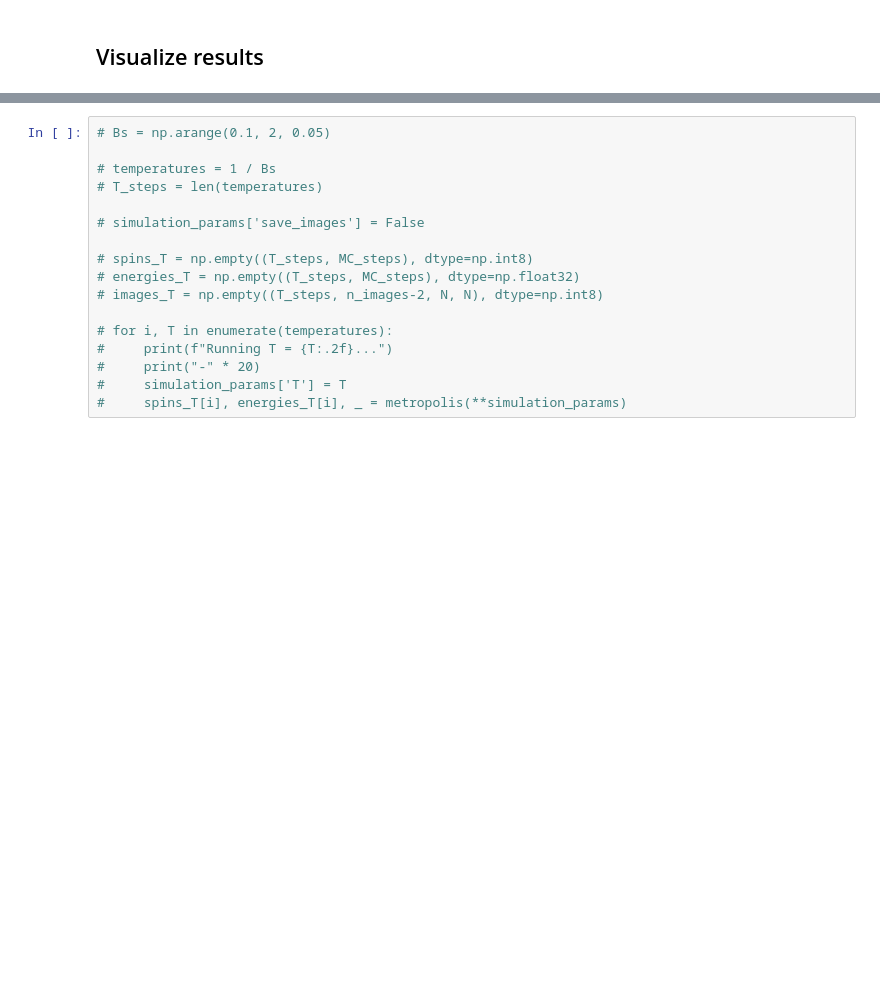
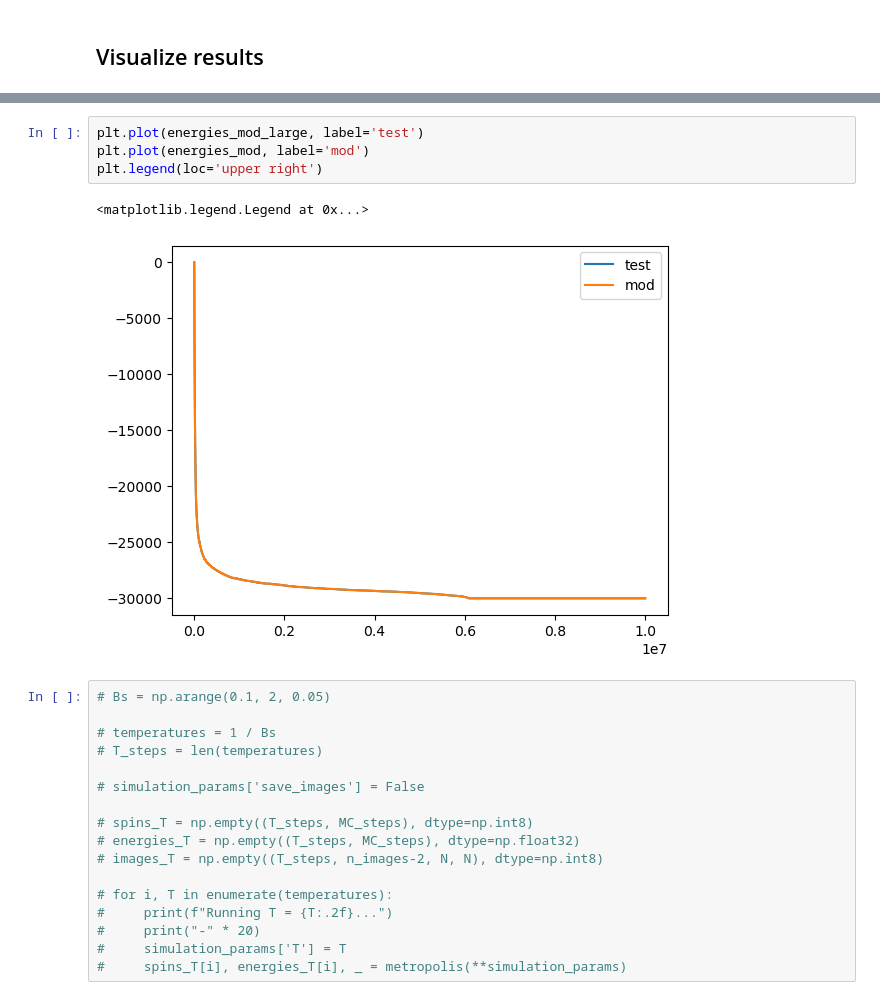
Before and after one commit to MrIsCM/Ising-Model, a Jupyter notebook: Ising_Numba_Testing.ipynb, the cells around one changed output, grey strips where cells are left out. Cells and saved outputs as stored; diff of their text form; blank space fills up the shorter version.

```diff
--- a/Ising_Numba_Testing.ipynb
+++ b/Ising_Numba_Testing.ipynb
@@ -125,3 +141,10 @@ Text(0, 0.5, 'Magnetization')
+# %%
+plt.plot(energies_mod_large, label='test')
+plt.plot(energies_mod, label='mod')
+plt.legend(loc='upper right')
+# %% [output]
+<matplotlib.legend.Legend at 0x...>
+[figure, added]
 # %%
 # Bs = np.arange(0.1, 2, 0.05)
 
```
Also changed, not shown: parts of 5 cells of this notebook, 8 other files.
